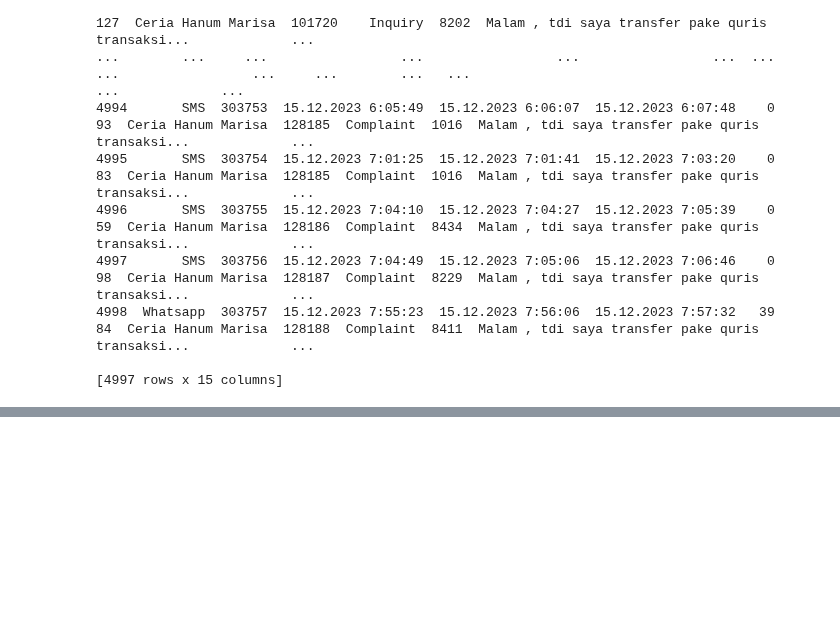
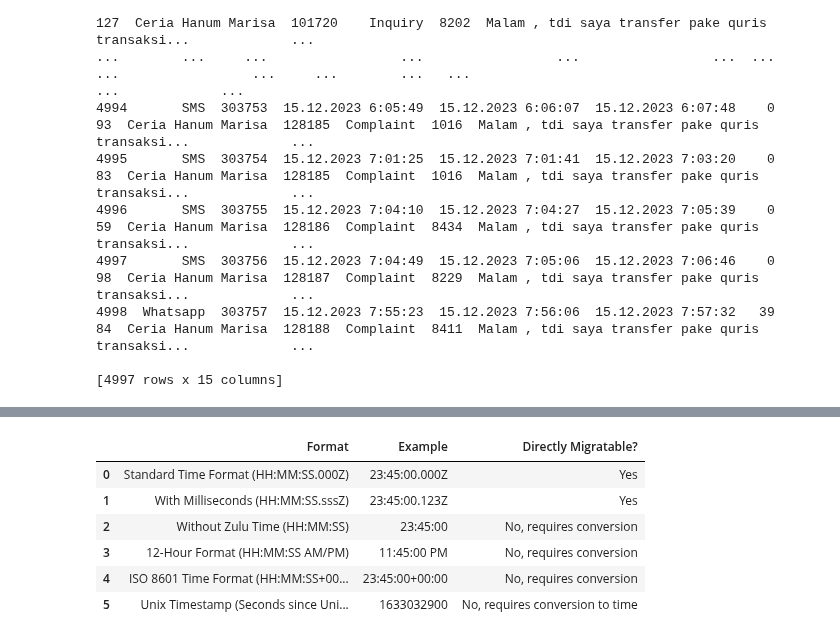
Before and after one commit to masterA88/dataquality2-new, a Jupyter notebook: Data_Quality_Tests.ipynb, the cells around one changed output, grey strips where cells are left out. Drawn from its saved outputs; the diff is of its cells as text; code cells hidden in the pictures; blank space fills up the shorter version.

```diff
--- a/Data_Quality_Tests.ipynb
+++ b/Data_Quality_Tests.ipynb
@@ -1858,0 +1859,35 @@ df
+# %%
+import pandas as pd
+
+# Sample times in different formats
+time_formats = {
+    'Standard Time Format (HH:MM:SS.000Z)': '23:45:00.000Z',
+    'With Milliseconds (HH:MM:SS.sssZ)': '23:45:00.123Z',
+    'Without Zulu Time (HH:MM:SS)': '23:45:00',
+    '12-Hour Format (HH:MM:SS AM/PM)': '11:45:00 PM',
+    'ISO 8601 Time Format (HH:MM:SS+00:00)': '23:45:00+00:00',
+    'Unix Timestamp (Seconds since Unix Epoch)': '1633032900',  # This represents a specific second, not a time format
+}
+
+# Assuming compatibility based on typical Salesforce requirements
+compatibility = {
+    'Standard Time Format (HH:MM:SS.000Z)': 'Yes',
+    'With Milliseconds (HH:MM:SS.sssZ)': 'Yes',
+    'Without Zulu Time (HH:MM:SS)': 'No, requires conversion',
+    '12-Hour Format (HH:MM:SS AM/PM)': 'No, requires conversion',
+    'ISO 8601 Time Format (HH:MM:SS+00:00)': 'No, requires conversion',
+    'Unix Timestamp (Seconds since Unix Epoch)': 'No, requires conversion to time',
+}
+
+# Create DataFrame for visualization
+df_time_compatibility = pd.DataFrame(list(zip(time_formats.keys(), time_formats.values(), compatibility.values())), columns=['Format', 'Example', 'Directly Migratable?'])
+df_time_compatibility
+#df_time_compatibility['Example'].to_csv('output.csv', index=False)
+# %% [output]
+|  | Format | Example | Directly Migratable? |
+| 0 | Standard Time Format (HH:MM:SS.000Z) | 23:45:00.000Z | Yes |
+| 1 | With Milliseconds (HH:MM:SS.sssZ) | 23:45:00.123Z | Yes |
+| 2 | Without Zulu Time (HH:MM:SS) | 23:45:00 | No, requires conversion |
+| 3 | 12-Hour Format (HH:MM:SS AM/PM) | 11:45:00 PM | No, requires conversion |
+| 4 | ISO 8601 Time Format (HH:MM:SS+00... | 23:45:00+00:00 | No, requires conversion |
+| 5 | Unix Timestamp (Seconds since Uni... | 1633032900 | No, requires conversion to time |
```
Also changed, not shown: parts of 1 cell of this notebook.
